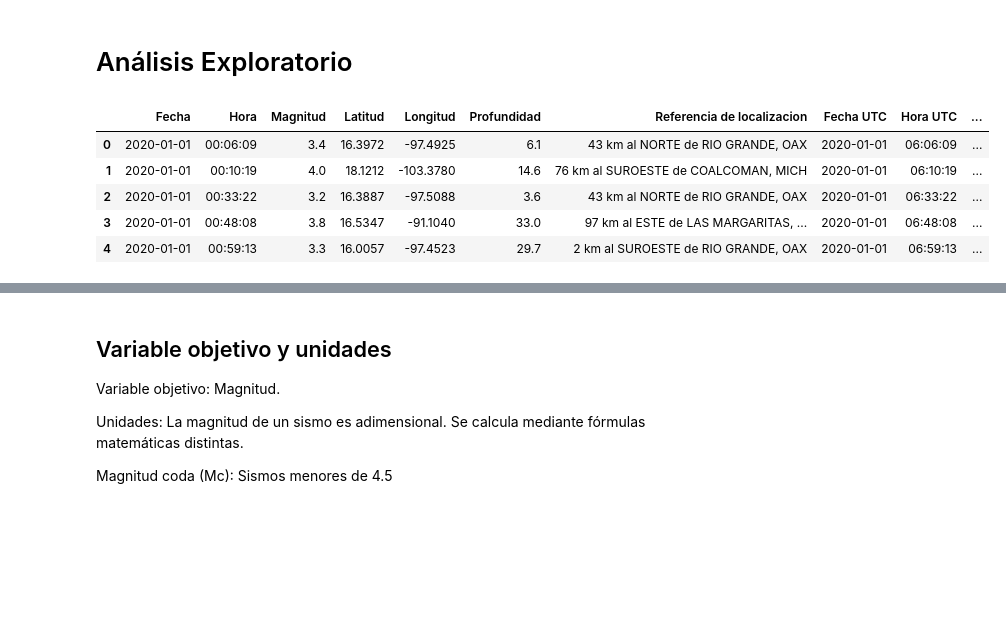
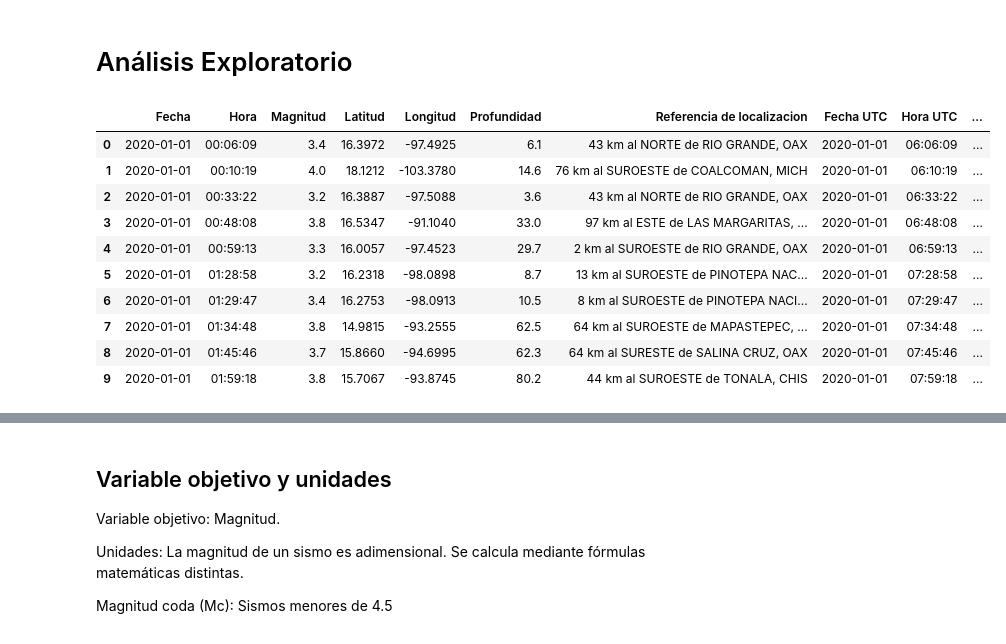
Before and after one commit to vanessalugo04/proyecto_series_tiempo, a Jupyter notebook: 20-21_22-23/2020-2021.ipynb, the cells around one changed output, grey strips where cells are left out. Cells and saved outputs as stored; diff of their text form; code cells hidden in the pictures; blank space fills up the shorter version.

```diff
--- a/20-21_22-23/2020-2021.ipynb
+++ b/20-21_22-23/2020-2021.ipynb
@@ -19,14 +19,19 @@ warnings.filterwarnings('ignore')
 # Análisis Exploratorio
 # %%
 sismosdf = pd.read_csv('2020-2021.csv', skiprows=4)
-sismosdf.head()
+sismosdf.head(10)
 # %% [output]
 |  | Fecha | Hora | Magnitud | Latitud | Longitud | Profundidad | Referencia de localizacion | Fecha UTC | Hora UTC | ... |
 | 0 | 2020-01-01 | 00:06:09 | 3.4 | 16.3972 | -97.4925 | 6.1 | 43 km al NORTE de RIO GRANDE, OAX | 2020-01-01 | 06:06:09 | ... |
 | 1 | 2020-01-01 | 00:10:19 | 4.0 | 18.1212 | -103.3780 | 14.6 | 76 km al SUROESTE de COALCOMAN, MICH | 2020-01-01 | 06:10:19 | ... |
 | 2 | 2020-01-01 | 00:33:22 | 3.2 | 16.3887 | -97.5088 | 3.6 | 43 km al NORTE de RIO GRANDE, OAX | 2020-01-01 | 06:33:22 | ... |
 | 3 | 2020-01-01 | 00:48:08 | 3.8 | 16.5347 | -91.1040 | 33.0 | 97 km al ESTE de LAS MARGARITAS, ... | 2020-01-01 | 06:48:08 | ... |
 | 4 | 2020-01-01 | 00:59:13 | 3.3 | 16.0057 | -97.4523 | 29.7 | 2 km al SUROESTE de RIO GRANDE, OAX | 2020-01-01 | 06:59:13 | ... |
+| 5 | 2020-01-01 | 01:28:58 | 3.2 | 16.2318 | -98.0898 | 8.7 | 13 km al SUROESTE de PINOTEPA NAC... | 2020-01-01 | 07:28:58 | ... |
+| 6 | 2020-01-01 | 01:29:47 | 3.4 | 16.2753 | -98.0913 | 10.5 | 8 km al SUROESTE de PINOTEPA NACI... | 2020-01-01 | 07:29:47 | ... |
+| 7 | 2020-01-01 | 01:34:48 | 3.8 | 14.9815 | -93.2555 | 62.5 | 64 km al SUROESTE de MAPASTEPEC, ... | 2020-01-01 | 07:34:48 | ... |
+| 8 | 2020-01-01 | 01:45:46 | 3.7 | 15.8660 | -94.6995 | 62.3 | 64 km al SURESTE de SALINA CRUZ, OAX | 2020-01-01 | 07:45:46 | ... |
+| 9 | 2020-01-01 | 01:59:18 | 3.8 | 15.7067 | -93.8745 | 80.2 | 44 km al SUROESTE de TONALA, CHIS | 2020-01-01 | 07:59:18 | ... |
 # %%
 sismosdf.info()
 # %% [output]
```
Also changed, not shown: parts of 9 cells of this notebook.
